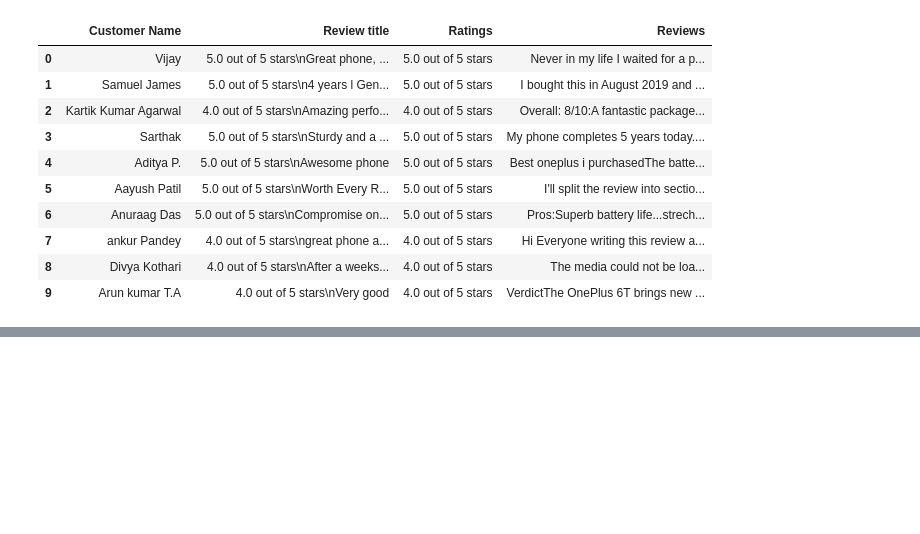
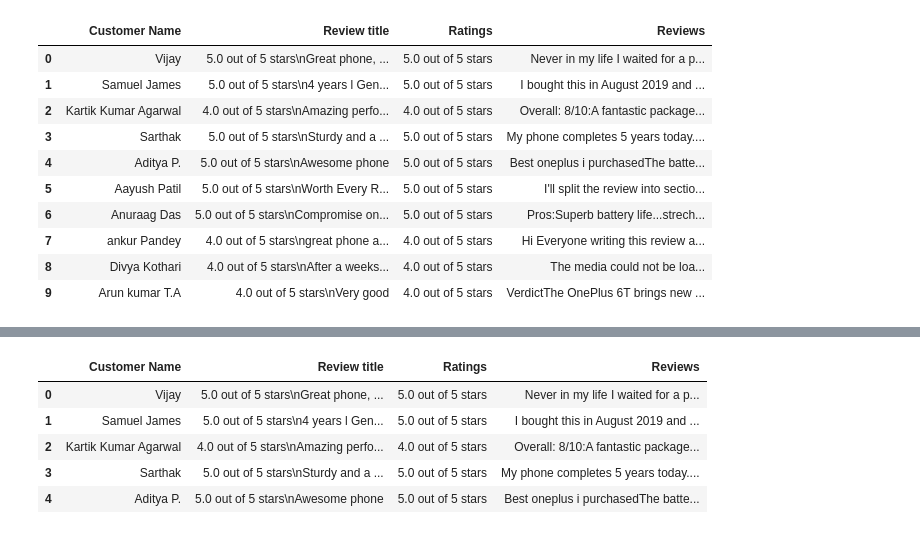
Before and after one commit to AnanyaVAdiga/Web-scraping-on-Amazon, a Jupyter notebook: Web Scraping - Amazon Product Reviews.ipynb, the cells around one changed output, grey strips where cells are left out. Saved outputs shown, nothing was run; the diff lists cells and outputs as text; code cells hidden in the pictures; blank space fills up the shorter version.

```diff
--- a/Web Scraping - Amazon Product Reviews.ipynb
+++ b/Web Scraping - Amazon Product Reviews.ipynb
@@ -427,0 +446,13 @@ df.to_csv(r'C:\Users\ananya\reviews.csv',index=True)
+# %%
+# Filter positive reviews
+positive_reviews = df[df['Ratings'].str.contains('4 stars|5 stars')]
+
+# Display the first few rows of positive reviews
+positive_reviews.head()
+# %% [output]
+|  | Customer Name | Review title | Ratings | Reviews |
+| 0 | Vijay | 5.0 out of 5 stars\nGreat phone, ... | 5.0 out of 5 stars | Never in my life I waited for a p... |
+| 1 | Samuel James | 5.0 out of 5 stars\n4 years l Gen... | 5.0 out of 5 stars | I bought this in August 2019 and ... |
+| 2 | Kartik Kumar Agarwal | 4.0 out of 5 stars\nAmazing perfo... | 4.0 out of 5 stars | Overall: 8/10:A fantastic package... |
+| 3 | Sarthak | 5.0 out of 5 stars\nSturdy and a ... | 5.0 out of 5 stars | My phone completes 5 years today.... |
+| 4 | Aditya P. | 5.0 out of 5 stars\nAwesome phone | 5.0 out of 5 stars | Best oneplus i purchasedThe batte... |
```
Also changed, not shown: parts of 14 cells of this notebook.
